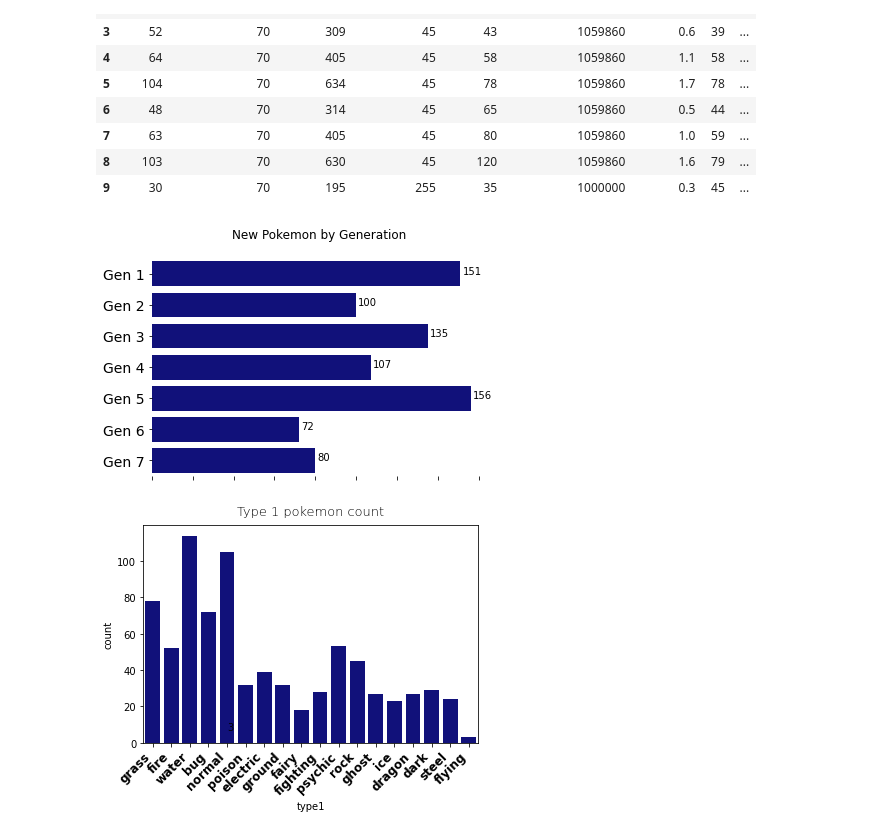
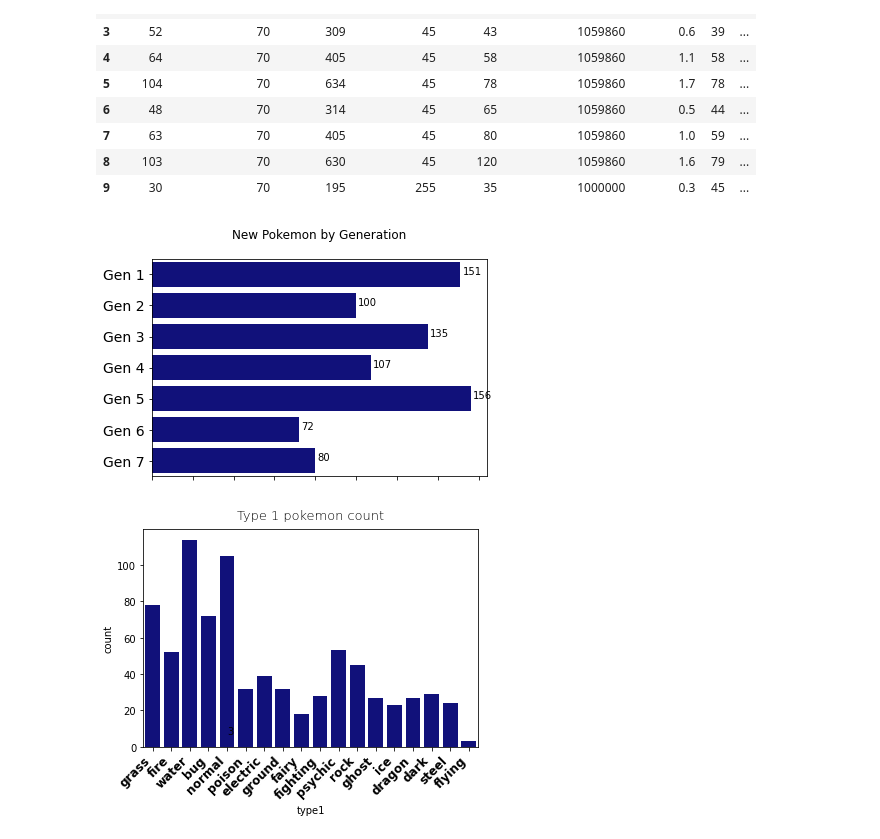
Before and after one commit to zacker232423/Pokemon-Project, a Jupyter notebook: pokemon.ipynb, the cells around one changed output. Drawn from its saved outputs; the diff is of its cells as text; code cells hidden in the pictures.

```diff
--- a/pokemon.ipynb
+++ b/pokemon.ipynb
@@ -41,21 +41,21 @@ pokemon_df.head(10)
 # %%
 generations = [f'Gen {g}' for g in pokemon_df.generation.unique()]
 
 ax = sns.countplot(y=pokemon_df.generation, orient='h', color='darkblue')
 
 ax.set_xlabel(xlabel='')
 ax.set_xticklabels([])
 ax.set_ylabel(ylabel='')
 ax.set_yticklabels(generations, size=14)
 ax.set_facecolor('white')
 ax.set_title('New Pokemon by Generation', loc='center', pad=20)
 
-sns.despine( left=True, bottom=True)
+
 
 for index, value in enumerate(pokemon_df.generation.value_counts().sort_index()):
     plt.annotate(f'{value}', xy=(value + 1, index), color='black')
 # %% [output]
-[figure, old version]
+[figure, new version]
 # %%
 
 type = ['type (t)' for t in pokemon_df.type1.unique()]
```
